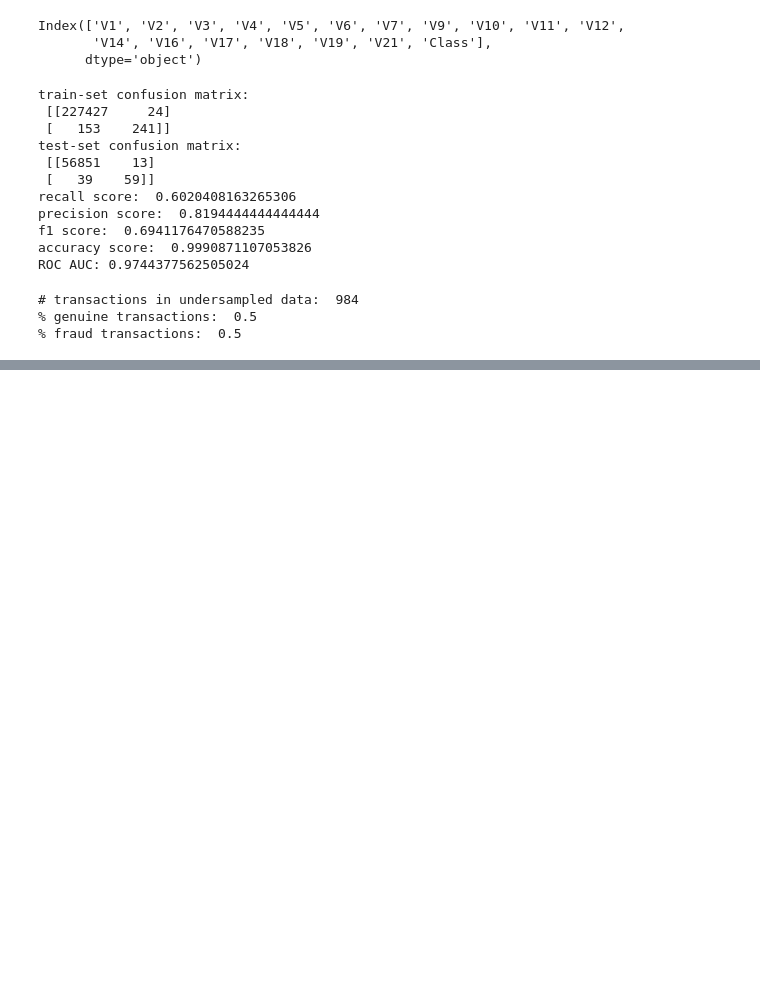
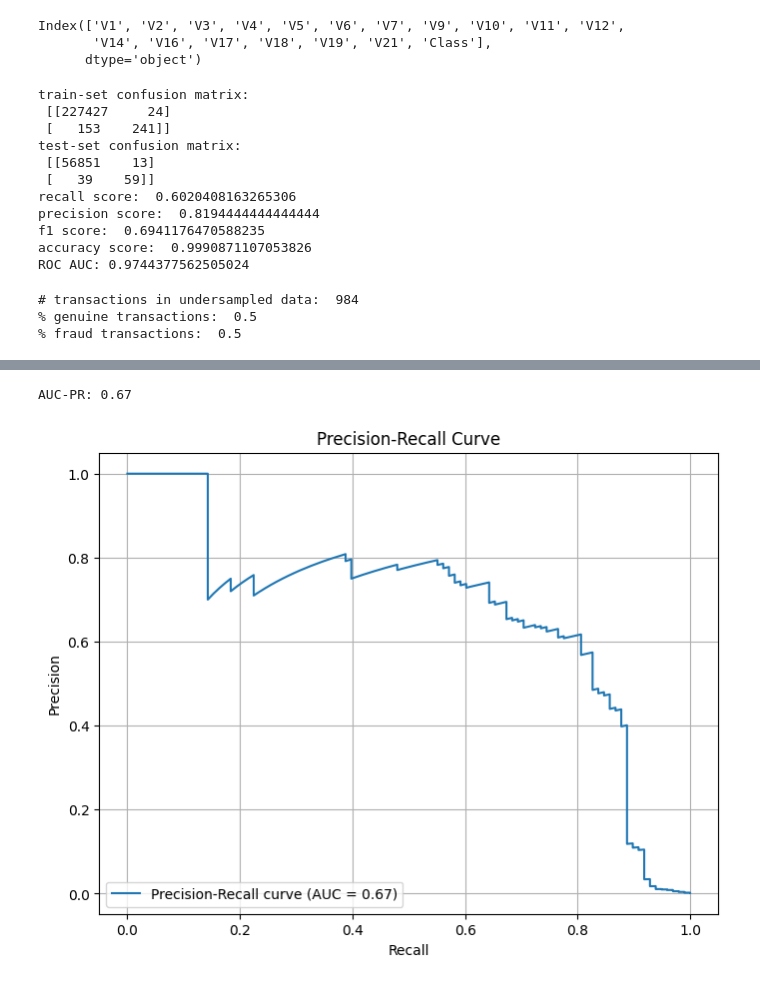
Before and after one commit to kaushal427/Credit-Card-Fraud-Detection, a Jupyter notebook: Naive Bayes.ipynb, the cells around one changed output, grey strips where cells are left out. Drawn from its saved outputs; the diff is of its cells as text; code cells hidden in the pictures; blank space fills up the shorter version.

Commit message:
added AUC-PR curves and Isolation Forest

```diff
--- a/Naive Bayes.ipynb
+++ b/Naive Bayes.ipynb
@@ -397,0 +398,20 @@ precision score:  0.10739856801909307
+# %%
+from sklearn.metrics import precision_recall_curve, auc
+import matplotlib.pyplot as plt
+
+probabilities = lr.predict_proba(X_test)[:, 1]
+precision, recall, thresholds = precision_recall_curve(y_test, probabilities)
+auc_pr = auc(recall, precision)
+print(f"AUC-PR: {auc_pr:.2f}")
+
+plt.figure(figsize=(8, 6))
+plt.plot(recall, precision, label=f'Precision-Recall curve (AUC = {auc_pr:.2f})')
+plt.xlabel('Recall')
+plt.ylabel('Precision')
+plt.title('Precision-Recall Curve')
+plt.legend(loc='lower left')
+plt.grid()
+plt.show()
+# %% [output]
+AUC-PR: 0.67
+[figure, added]
```
Also changed, not shown: parts of 3 cells of this notebook, 1 other file.
